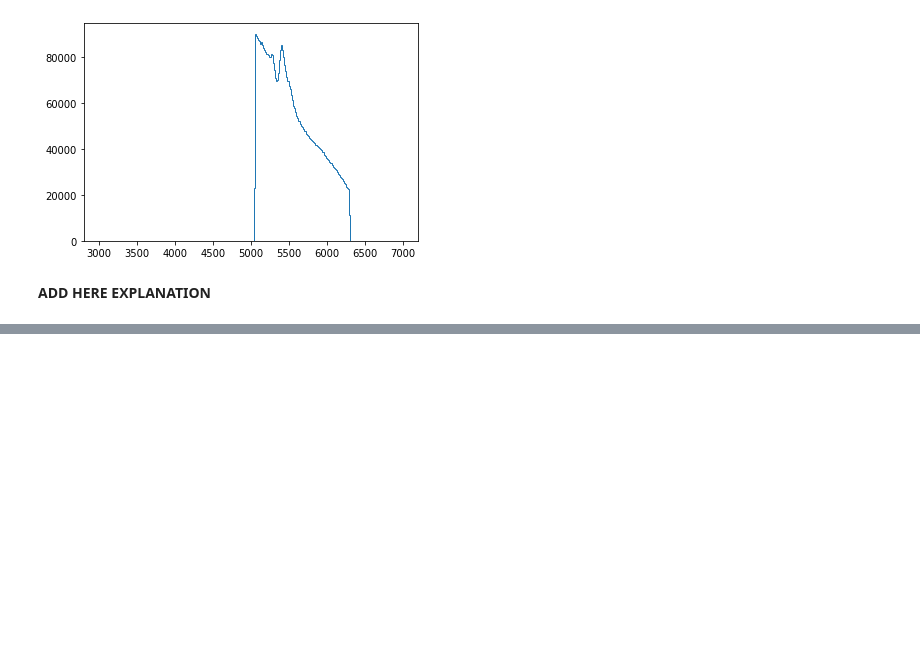
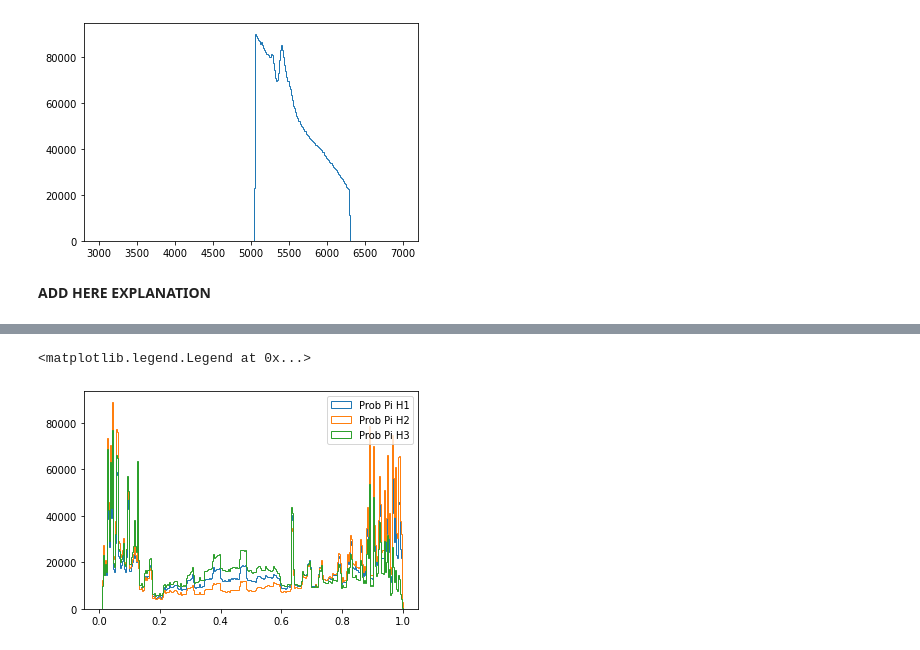
Before and after one commit to tsiligardi/PRA3024-Analysis-of-big-data-in-physics, a Jupyter notebook: LHCb_no_root.ipynb, the cells around one changed output, grey strips where cells are left out. Saved outputs shown, nothing was run; the diff lists cells and outputs as text; code cells hidden in the pictures; blank space fills up the shorter version.

```diff
--- a/LHCb_no_root.ipynb
+++ b/LHCb_no_root.ipynb
@@ -62,0 +76,9 @@ plt.hist(mass_mother,300,(3000,7000),histtype='step');
+# %%
+#Make plots of H1/H2/H3 _ProbPi on one plot
+plt.hist(H1.ProbPi,300,(0,1),histtype='step',label='Prob Pi H1');
+plt.hist(H2.ProbPi,300,(0,1),histtype='step',label='Prob Pi H2');
+plt.hist(H3.ProbPi,300,(0,1),histtype='step',label='Prob Pi H3');
+plt.legend(loc='upper right')
+# %% [output]
+<matplotlib.legend.Legend at 0x...>
+[figure, added]
```
Also changed, not shown: parts of 5 cells of this notebook.
